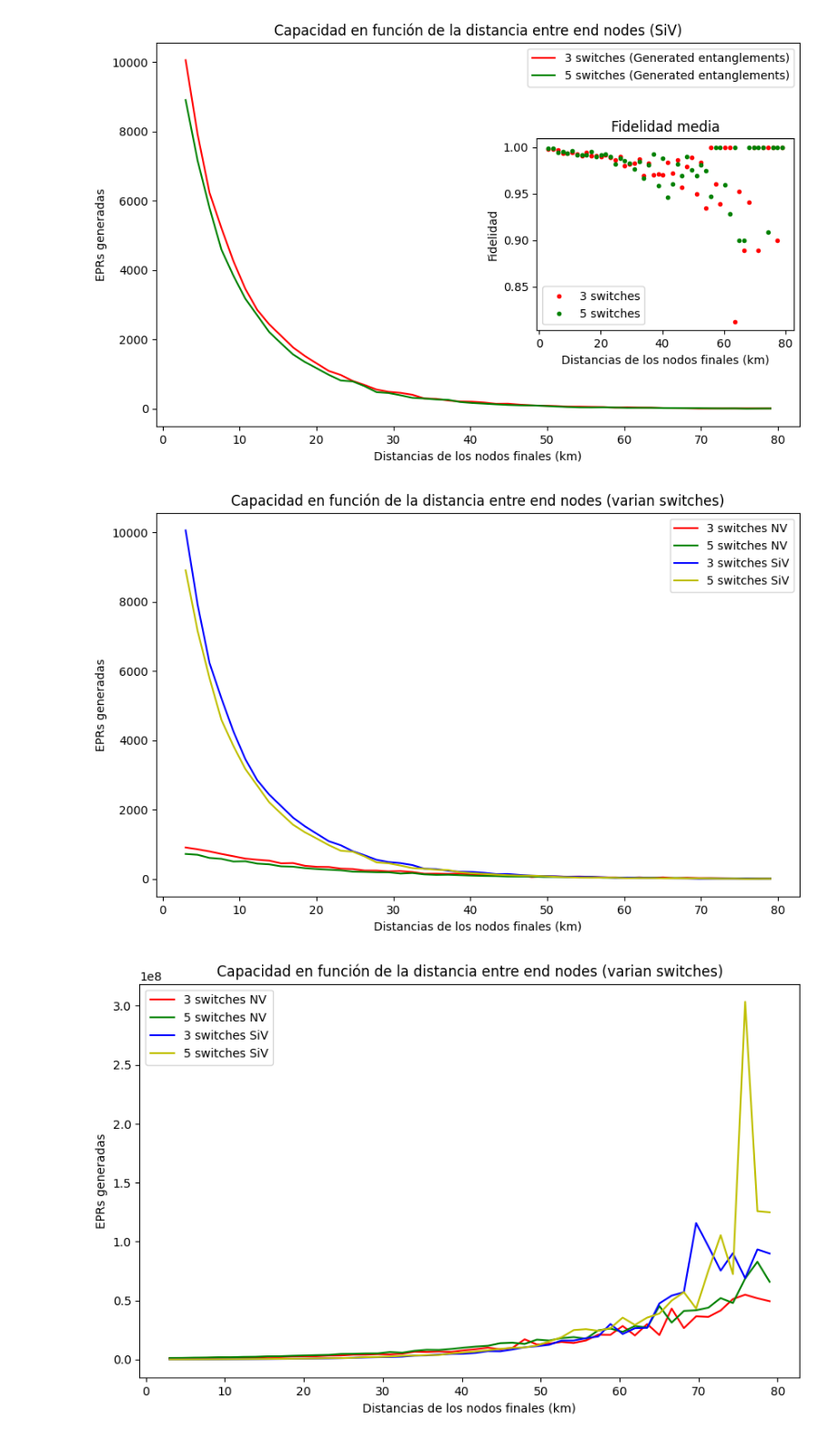
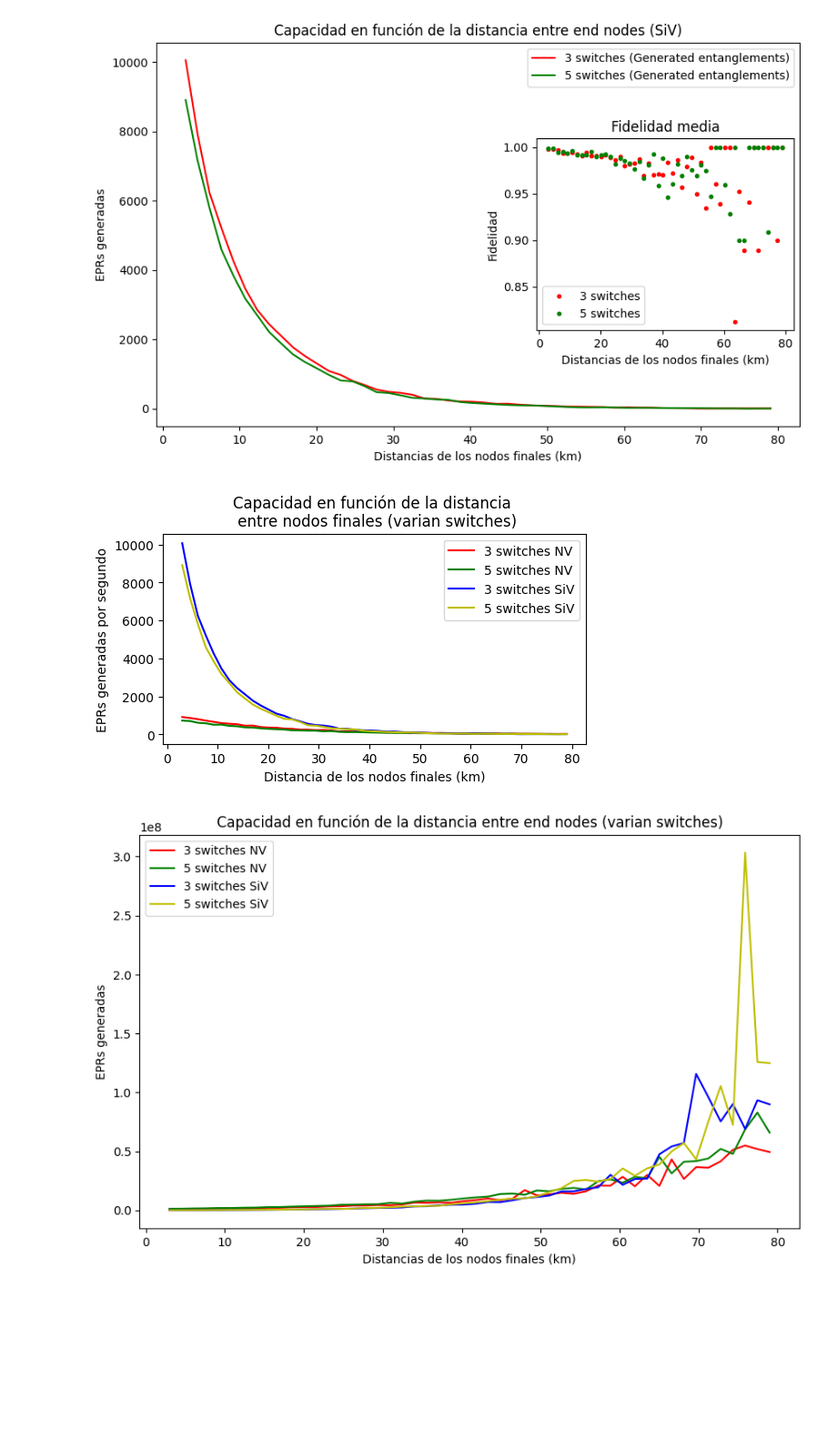
Before and after one commit to davidpcuvigo/quantumcity, a Jupyter notebook: graficosTFM/Pruebas11a14.ipynb, the cells around one changed output. Shown: that part at 91% size. Saved outputs shown, nothing was run; the diff lists cells and outputs as text; code cells hidden in the pictures; blank space fills up the shorter version.

```diff
--- a/graficosTFM/Pruebas11a14.ipynb
+++ b/graficosTFM/Pruebas11a14.ipynb
@@ -86,21 +86,21 @@ inset_ax.legend()
 [figure]
 # %%
 # Plot the results
-plt.figure(figsize=(10, 6))
+plt.figure(figsize=(6, 3))
 plt.plot(df1['EPS'], color='r',label='3 switches NV')
 plt.plot(df2['EPS'], color='g', label='5 switches NV')
 plt.plot(df3['EPS'], color='b',label='3 switches SiV')
 plt.plot(df4['EPS'], color='y', label='5 switches SiV')
 
 
-plt.xlabel('Distancias de los nodos finales (km)')
-plt.ylabel('EPRs generadas')
-plt.title('Capacidad en función de la distancia entre end nodes (varian switches)')
+plt.xlabel('Distancia de los nodos finales (km)')
+plt.ylabel('EPRs generadas por segundo')
+plt.title('Capacidad en función de la distancia \n entre nodos finales (varian switches)')
 plt.legend()
 #plt.grid(True)
 plt.show()
 # %% [output]
-[figure, old version]
+[figure, new version]
 # %%
 # Plot the results
 plt.figure(figsize=(10, 6))
```
Also changed, not shown: parts of 1 cell of this notebook, 5 other files.
